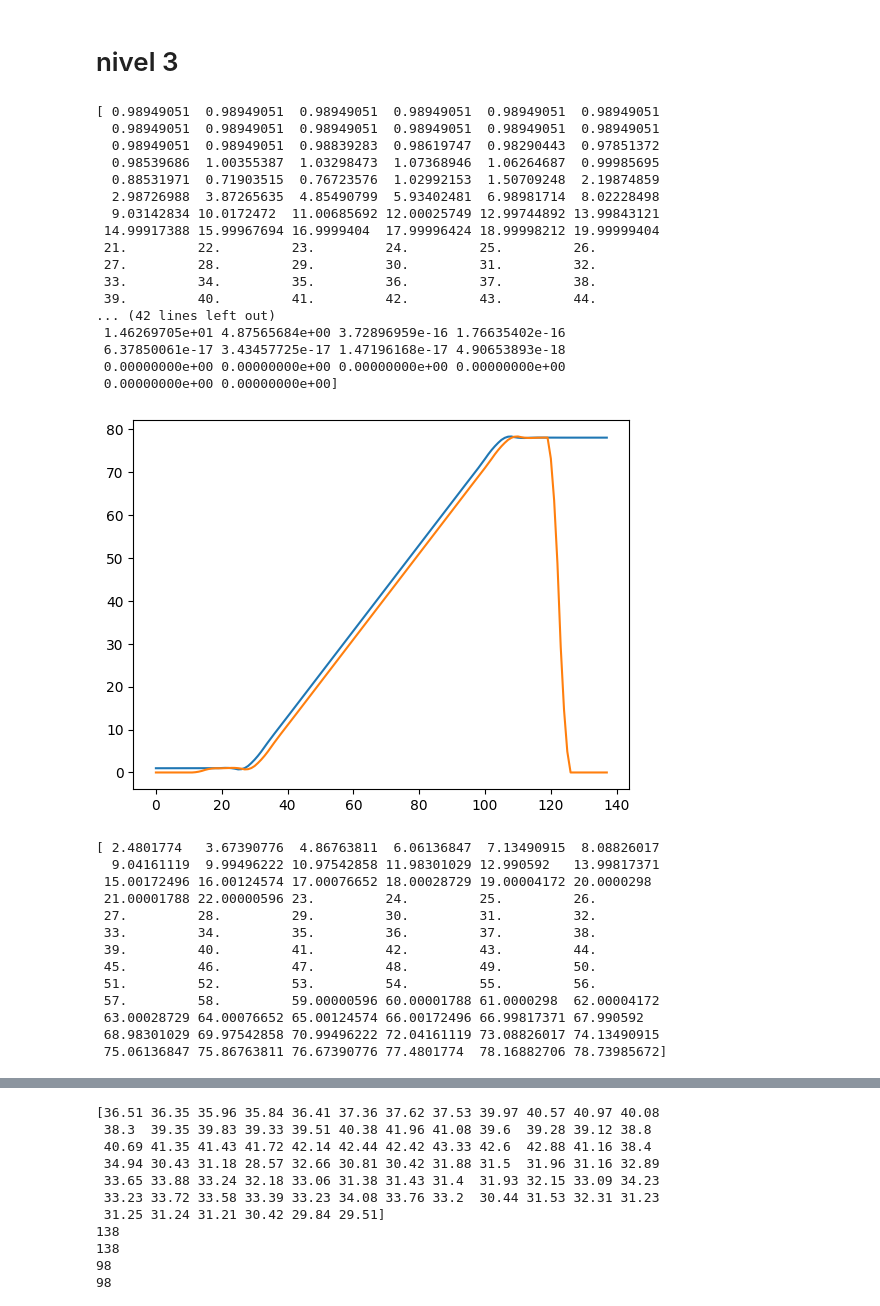
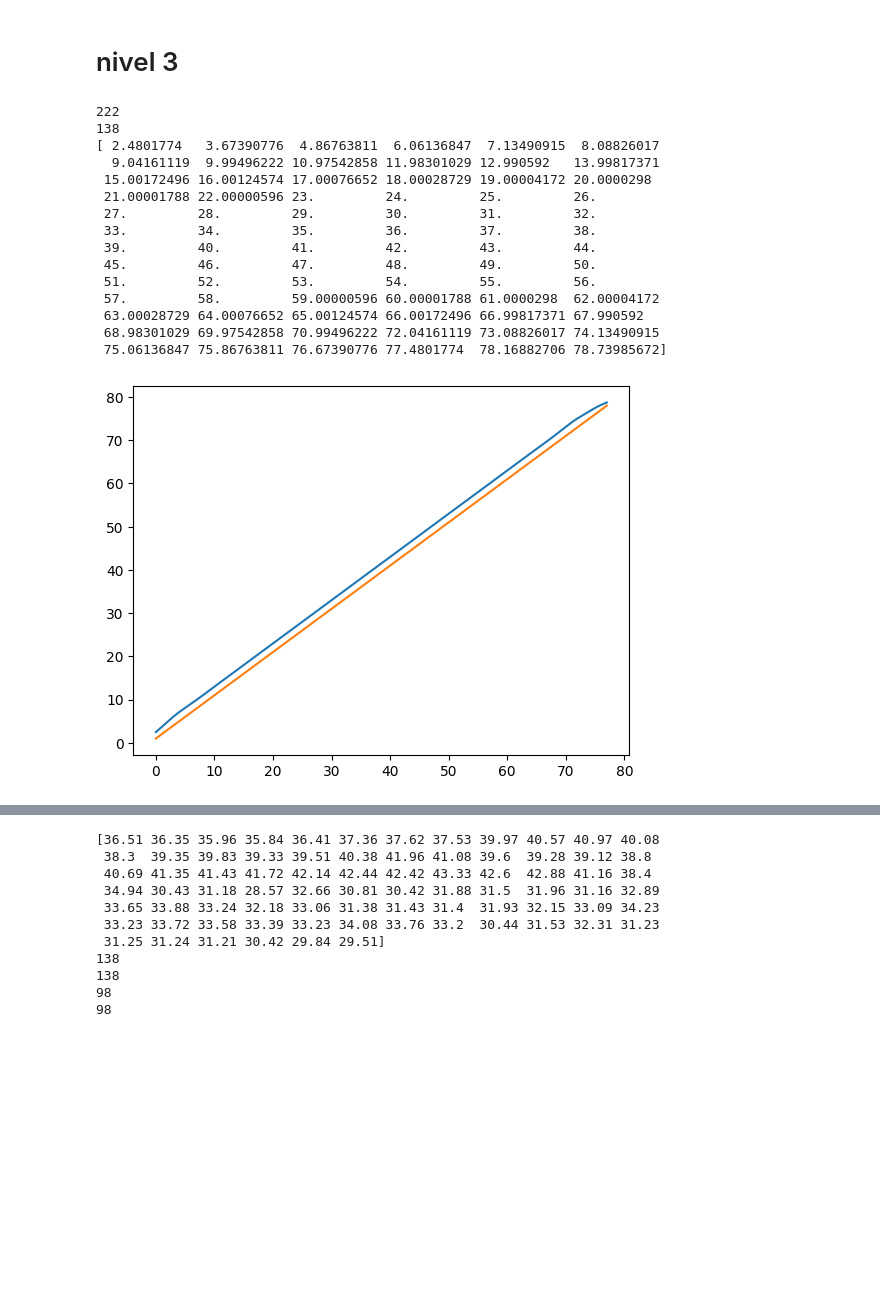
Before and after one commit to MiguelAngelLiera/Stock_Exchange_NN_PP, a Jupyter notebook: src/pruebas.ipynb, the cells around one changed output, grey strips where cells are left out. Saved outputs shown, nothing was run; the diff lists cells and outputs as text; code cells hidden in the pictures; blank space fills up the shorter version.

```diff
--- a/src/pruebas.ipynb
+++ b/src/pruebas.ipynb
@@ -160,68 +160,53 @@ A3 = pywt.upcoef('a', cA3, 'bior3.5', level = 3, take = 160)
 D3 = pywt.upcoef('d', cD3, 'bior3.5', level = 3, take = 160)
 # print(len(pywt.upcoef('d', cD2, 'bior3.5', level = 2)))
 # print(len(pywt.upcoef('d', cD1, 'bior3.5')))
-
+print(len(pywt.upcoef('a', cA3, 'bior3.5', level = 3)))
 #print(pywt.upcoef('a', cA2, 'bior3.5', take = 98))
 #print(pywt.upcoef('d', cD2, 'bior3.5', take = 98))
 #print("cD1: " + str(pywt.upcoef('d', cD1, 'bior3.5', take = 78)))
-A2 = pywt.upcoef('a', cA3, 'bior3.5', level = 3, take = 138) + pywt.upcoef('d', cD3, 'bior3.5', level = 3, take = 138)
+A2 = pywt.upcoef('a', cA3, 'bior3.5', level = 3) + pywt.upcoef('d', cD3, 'bior3.5', level = 3)
 # plt.plot(range(len(A11)), A11)
 # plt.plot(range(len(D11)), D11)
-plt.plot(range(len(A2)), A2)
-plt.plot(range(len(A2_)), A2_)
-print(A2)
-print(A2_)
+# plt.plot(range(len(A2)), A2)
+# plt.plot(range(len(A2_)), A2_)
+# print(A2)
+# print(A2_)
 # Mostrar el gráfico
-plt.show()
+# plt.show()
 #print(A2)
-#print(take(A2, take = 98))
-A1 = take(A2, take = 98) + pywt.upcoef('d', cD2, 'bior3.5', level = 2, take = 98)
+print(len(pywt.upcoef('d', cD2, 'bior3.5', level = 2)))
+A1 = take(A2, take = 138) + pywt.upcoef('d', cD2, 'bior3.5', level = 2, take = 138)
 #print(take(A1, take = 78))
 #print(pywt.upcoef('d', cD1, 'bior3.5', take = 78))
 #print(pywt.upcoef('a', cA3, 'bior3.5', level = 3))
 #print(pywt.upcoef('d', cD3, 'bior3.5', level = 3))
 final = take(A1, take = 78)  + pywt.upcoef('d', cD1, 'bior3.5', take = 78)
 print(final)
 plt.plot(range(len(final)), final)
-plt.plot(range(len(final_)), final_)
+plt.plot(range(len(data)), data)
 # plt.plot(range(len(A11)), A11)
 # plt.plot(range(len(A3)), A3)
 
 plt.show()
 
 # plt.plot(range(len(D11)), D11)
 # plt.plot(range(len(D3)), D3)
 # plt.show()
 #print(final)
 # %% [output]
-[ 0.98949051  0.98949051  0.98949051  0.98949051  0.98949051  0.98949051
-  0.98949051  0.98949051  0.98949051  0.98949051  0.98949051  0.98949051
-  0.98949051  0.98949051  0.98839283  0.98619747  0.98290443  0.97851372
-  0.98539686  1.00355387  1.03298473  1.07368946  1.06264687  0.99985695
-  0.88531971  0.71903515  0.76723576  1.02992153  1.50709248  2.19874859
-  2.98726988  3.87265635  4.85490799  5.93402481  6.98981714  8.02228498
-  9.03142834 10.0172472  11.00685692 12.00025749 12.99744892 13.99843121
- 14.99917388 15.99967694 16.9999404  17.99996424 18.99998212 19.99999404
- 21.         22.         23.         24.         25.         26.
+222
+138
+[ 2.4801774   3.67390776  4.86763811  6.06136847  7.13490915  8.08826017
+  9.04161119  9.99496222 10.97542858 11.98301029 12.990592   13.99817371
+ 15.00172496 16.00124574 17.00076652 18.00028729 19.00004172 20.0000298
+ 21.00001788 22.00000596 23.         24.         25.         26.
  27.         28.         29.         30.         31.         32.
  33.         34.         35.         36.         37.         38.
  39.         40.         41.         42.         43.         44.
-... (42 lines left out)
- 1.46269705e+01 4.87565684e+00 3.72896959e-16 1.76635402e-16
- 6.37850061e-17 3.43457725e-17 1.47196168e-17 4.90653893e-18
- 0.00000000e+00 0.00000000e+00 0.00000000e+00 0.00000000e+00
- 0.00000000e+00 0.00000000e+00]
+ 45.         46.         47.         48.         49.         50.
+ 51.         52.         53.         54.         55.         56.
+ 57.         58.         59.00000596 60.00001788 61.0000298  62.00004172
+ 63.00028729 64.00076652 65.00124574 66.00172496 66.99817371 67.990592
+ 68.98301029 69.97542858 70.99496222 72.04161119 73.08826017 74.13490915
+ 75.06136847 75.86763811 76.67390776 77.4801774  78.16882706 78.73985672]
-[figure, old version]
+[figure, new version]
-[ 2.4801774   3.67390776  4.86763811  6.06136847  7.13490915  8.08826017
-  9.04161119  9.99496222 10.97542858 11.98301029 12.990592   13.99817371
- 15.00172496 16.00124574 17.00076652 18.00028729 19.00004172 20.0000298
- 21.00001788 22.00000596 23.         24.         25.         26.
- 27.         28.         29.         30.         31.         32.
- 33.         34.         35.         36.         37.         38.
- 39.         40.         41.         42.         43.         44.
- 45.         46.         47.         48.         49.         50.
- 51.         52.         53.         54.         55.         56.
- 57.         58.         59.00000596 60.00001788 61.0000298  62.00004172
- 63.00028729 64.00076652 65.00124574 66.00172496 66.99817371 67.990592
- 68.98301029 69.97542858 70.99496222 72.04161119 73.08826017 74.13490915
- 75.06136847 75.86763811 76.67390776 77.4801774  78.16882706 78.73985672]
```
Also changed, not shown: parts of 3 cells of this notebook, 2 other files.
